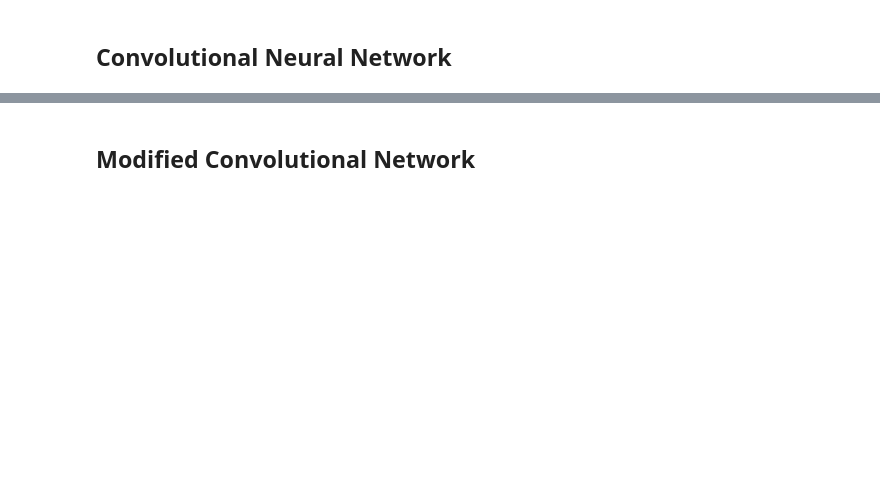
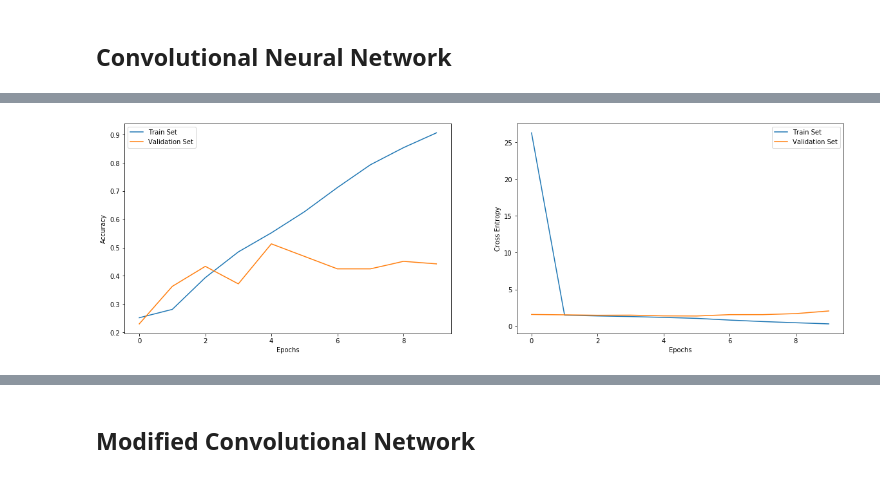
Before and after one commit to xnell90/Music-Genre-Classifier, a Jupyter notebook: model/model_development.ipynb, the cells around one changed output, grey strips where cells are left out. Drawn from its saved outputs; the diff is of its cells as text; code cells hidden in the pictures; blank space fills up the shorter version.

Commit message:
Added CNN base model

```diff
--- a/model/model_development.ipynb
+++ b/model/model_development.ipynb
@@ -59,0 +62,16 @@ np.save('one_hot_encoded_genres.npy', one_hot_encoded_genres)
+# %%
+import numpy as np
+
+melspectrograms = np.load('melspectrograms.npy')
+melspectrograms = melspectrograms.reshape(
+    *melspectrograms.shape,
+    1
+)
+
+extracted_features = np.load('extracted_features.npy')
+extracted_features = extracted_features.reshape(
+    *extracted_features.shape,
+    1
+)
+
+one_hot_encoded_genres = np.load('one_hot_encoded_genres.npy')
@@ -61,0 +132,10 @@ np.save('one_hot_encoded_genres.npy', one_hot_encoded_genres)
+# %%
+cnn_model = Sequential()
+cnn_model.add(Conv2D(20, activation='relu', kernel_size=3, input_shape=(128, 431, 1)))
+cnn_model.add(MaxPool2D(2))
+cnn_model.add(Conv2D(10, activation='relu', kernel_size=3))
+cnn_model.add(MaxPool2D(2))
+cnn_model.add(Flatten())
+cnn_model.add(Dense(5, activation='softmax'))
+
+cnn_model.compile(optimizer='adam', loss='categorical_crossentropy', metrics=['accuracy'])
@@ -61,0 +144,10 @@ np.save('one_hot_encoded_genres.npy', one_hot_encoded_genres)
+# %%
+from sklearn.model_selection import train_test_split
+
+X_train, X_test, y_train, y_test = train_test_split(
+    melspectrograms,
+    one_hot_encoded_genres,
+    test_size=0.2
+)
+
+train_log = cnn_model.fit(X_train, y_train, epochs=10, validation_split=0.05)
@@ -61,0 +182,4 @@ np.save('one_hot_encoded_genres.npy', one_hot_encoded_genres)
+# %%
+plot_training_curves(train_log)
+# %% [output]
+[figure, added]
```
Also changed, not shown: parts of 19 cells of this notebook.
